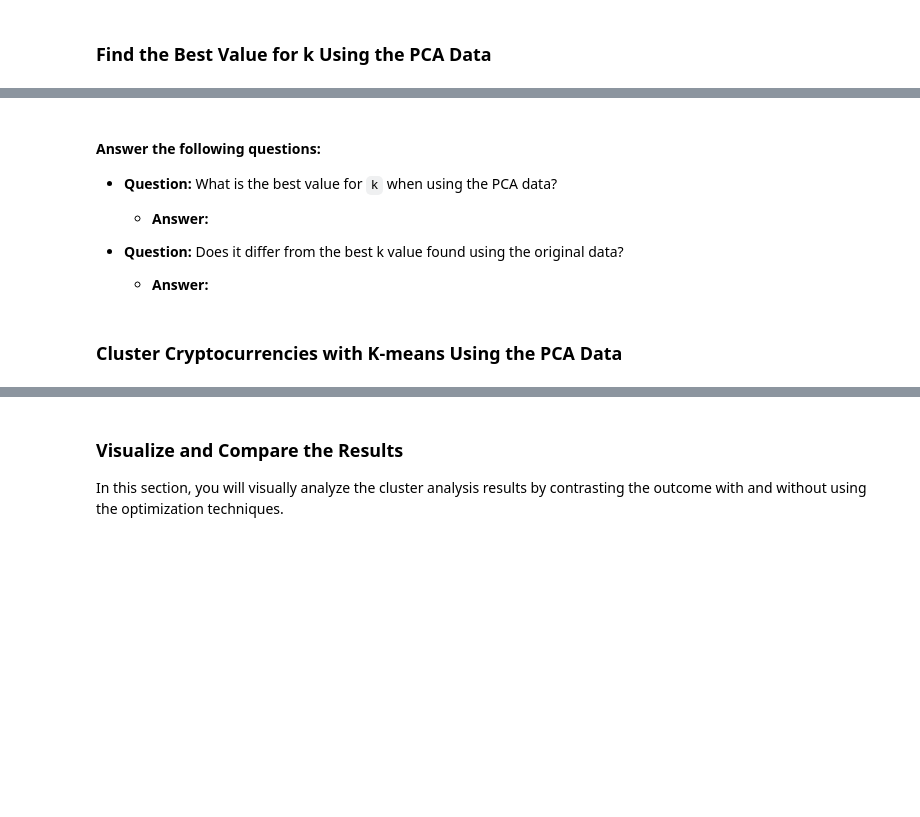
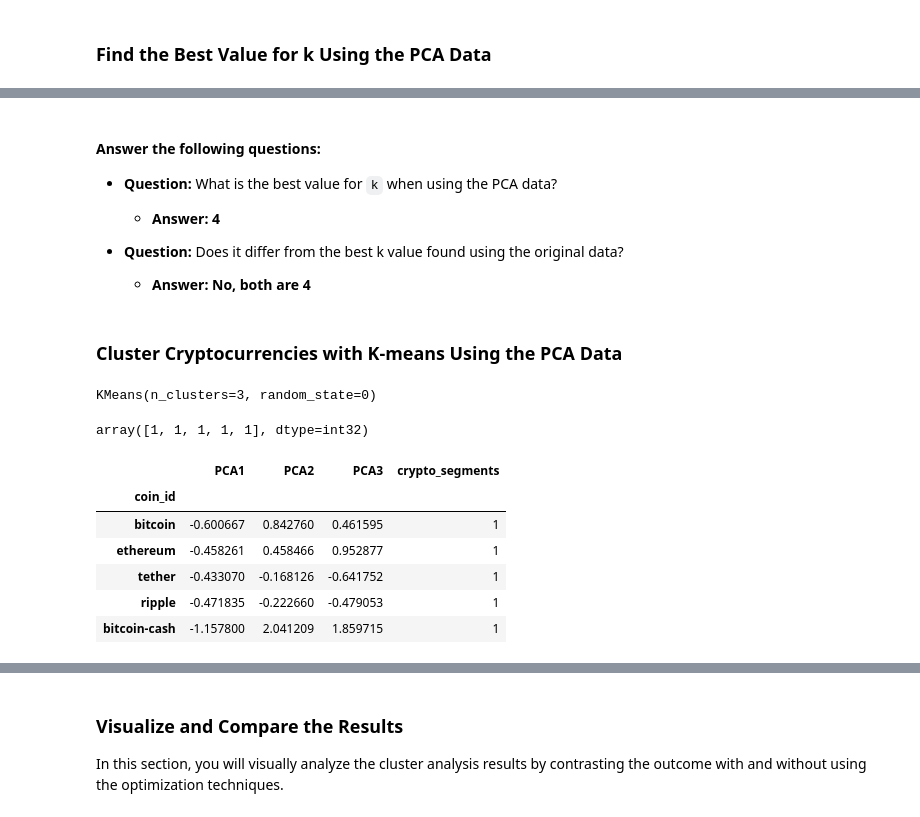
Before and after one commit to acalametti/CryptoClustering, a Jupyter notebook: Crypto_Clustering_starter_code.ipynb, the cells around one changed output, grey strips where cells are left out. Saved outputs shown, nothing was run; the diff lists cells and outputs as text; code cells hidden in the pictures; blank space fills up the shorter version.

Commit message:
complete cluster codes

```diff
--- a/Crypto_Clustering_starter_code.ipynb
+++ b/Crypto_Clustering_starter_code.ipynb
@@ -179,11 +240,15 @@ for i in k:
 # %%
 # Create an empty list to store the inertia values
-
+inertia = []
 
 # Create a for loop to compute the inertia with each possible value of k
 # Inside the loop:
 # 1. Create a KMeans model using the loop counter for the n_clusters
 # 2. Fit the model to the data using `df_market_data_pca`
 # 3. Append the model.inertia_ to the inertia list
+for i in k:
+    k_model = KMeans(n_clusters=i,random_state=1)
+    k_model.fit(market_data_pca_df)
+    inertia.append(k_model.inertia_)
 # %%
 # Create a dictionary with the data to plot the Elbow curve
@@ -197,30 +272,47 @@ for i in k:
 
 * **Question:** What is the best value for `k` when using the PCA data?
 
-  * **Answer:**
+  * **Answer: 4**
 
 
 * **Question:** Does it differ from the best k value found using the original data?
 
-  * **Answer:**
+  * **Answer: No, both are 4**
 # %% [markdown]
 ### Cluster Cryptocurrencies with K-means Using the PCA Data
 # %%
 # Initialize the K-Means model using the best value for k
+model = KMeans(n_clusters=3, random_state=0)
 # %%
 # Fit the K-Means model using the PCA data
+model.fit(market_data_pca_df)
+# %% [output]
+KMeans(n_clusters=3, random_state=0)
 # %%
 # Predict the clusters to group the cryptocurrencies using the PCA data
+k_3 = model.predict(market_data_pca_df)
 
 # Print the resulting array of cluster values.
+k_3[:5]
+# %% [output]
+array([1, 1, 1, 1, 1], dtype=int32)
 # %%
 # Create a copy of the DataFrame with the PCA data
-
+market_pca_prediction_df = market_data_pca_df.copy()
 
 # Add a new column to the DataFrame with the predicted clusters
-
+market_pca_prediction_df["crypto_segments"] = k_3
 
 # Display sample data
+market_pca_prediction_df.head()
+# %% [output]
+|  | PCA1 | PCA2 | PCA3 | crypto_segments |
+| coin_id |  |  |  |  |
+| bitcoin | -0.600667 | 0.842760 | 0.461595 | 1 |
+| ethereum | -0.458261 | 0.458466 | 0.952877 | 1 |
+| tether | -0.433070 | -0.168126 | -0.641752 | 1 |
+| ripple | -0.471835 | -0.222660 | -0.479053 | 1 |
+| bitcoin-cash | -1.157800 | 2.041209 | 1.859715 | 1 |
 # %%
 # Create a scatter plot using hvPlot by setting
 # `x="PC1"` and `y="PC2"`.
```
Also changed, not shown: parts of 19 cells of this notebook.
